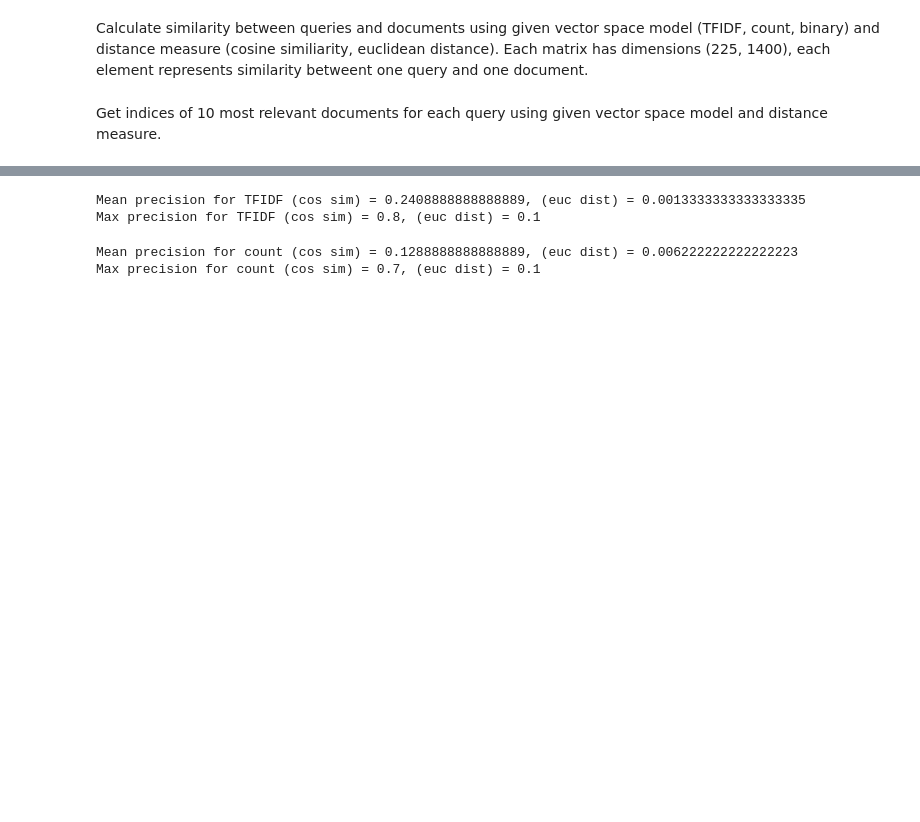
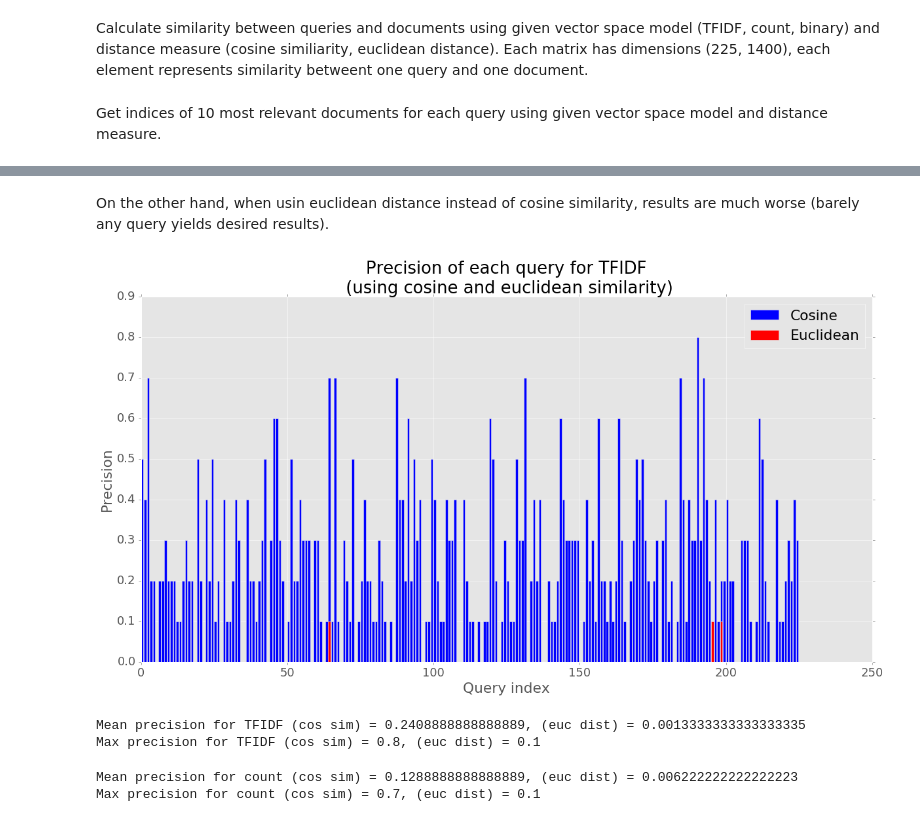
Before and after one commit to ggljzr/mi-ddw, a Jupyter notebook: Task 2 - Indexing & Document retrieval/task2.ipynb, the cells around one changed output, grey strips where cells are left out. Drawn from its saved outputs; the diff is of its cells as text; code cells hidden in the pictures; blank space fills up the shorter version.

```diff
--- a/Task 2 - Indexing & Document retrieval/task2.ipynb
+++ b/Task 2 - Indexing & Document retrieval/task2.ipynb
@@ -128,3 +141,17 @@ plt.show()
+# %% [markdown]
+On the other hand, when usin euclidean distance instead of cosine similarity, results are much worse (barely any query yields desired results).
+# %%
+plt.bar(r,tfidf_cos_prf['p'], label='Cosine', color='b')
+plt.bar(r,tfidf_euc_prf['p'], label='Euclidean', color='r')
+
+plt.legend()
+
+plt.title('Precision of each query for TFIDF\n (using cosine and euclidean similarity)')
+plt.xlabel('Query index')
+plt.ylabel('Precision')
+plt.show()
+# %% [output]
+[figure, added]
 # %%
 tfidf_mean_p = (tfidf_cos_prf['p'].mean(), tfidf_euc_prf['p'].mean())
 tfidf_max_p = (tfidf_cos_prf['p'].max(), tfidf_euc_prf['p'].max())
```
Also changed, not shown: parts of 4 cells of this notebook.
